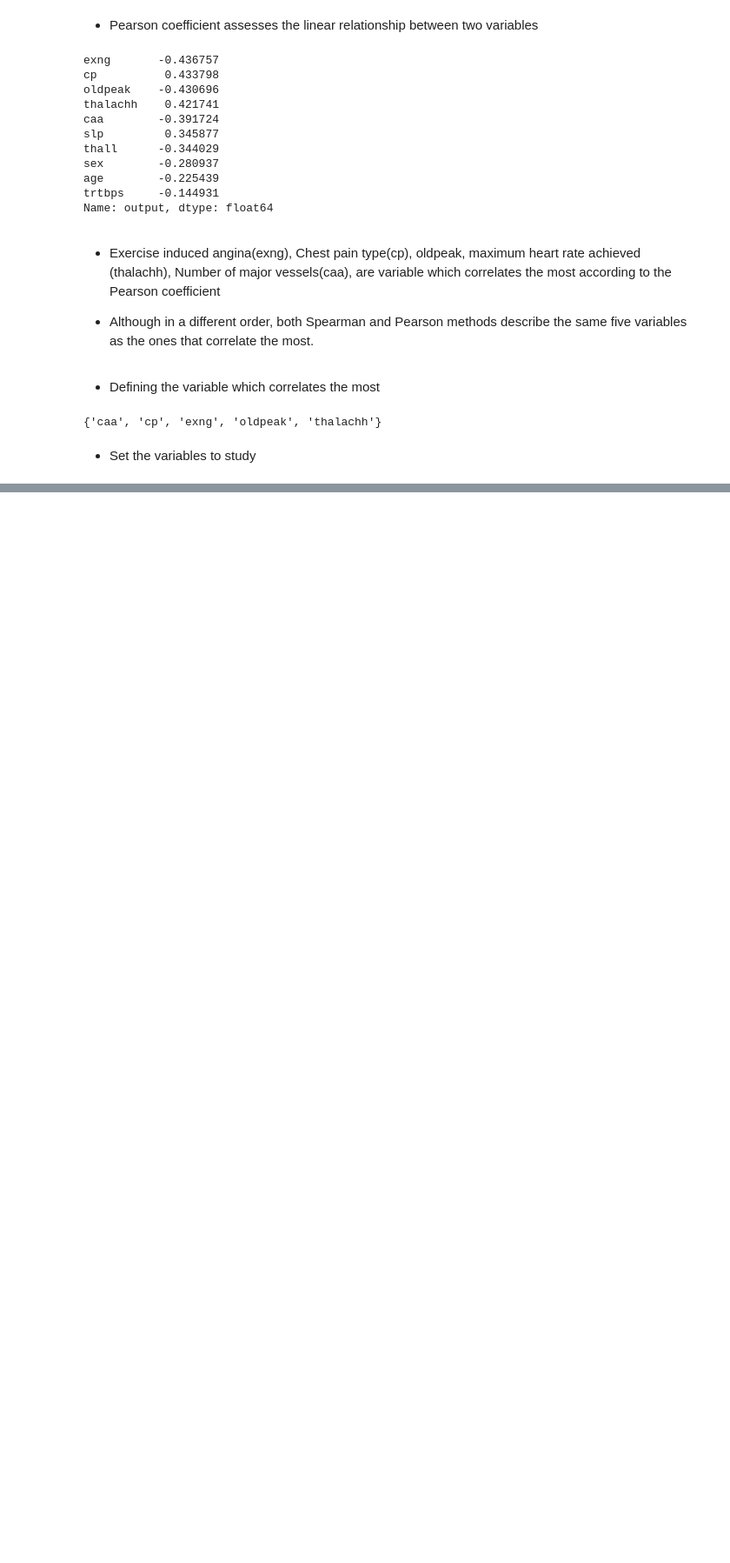
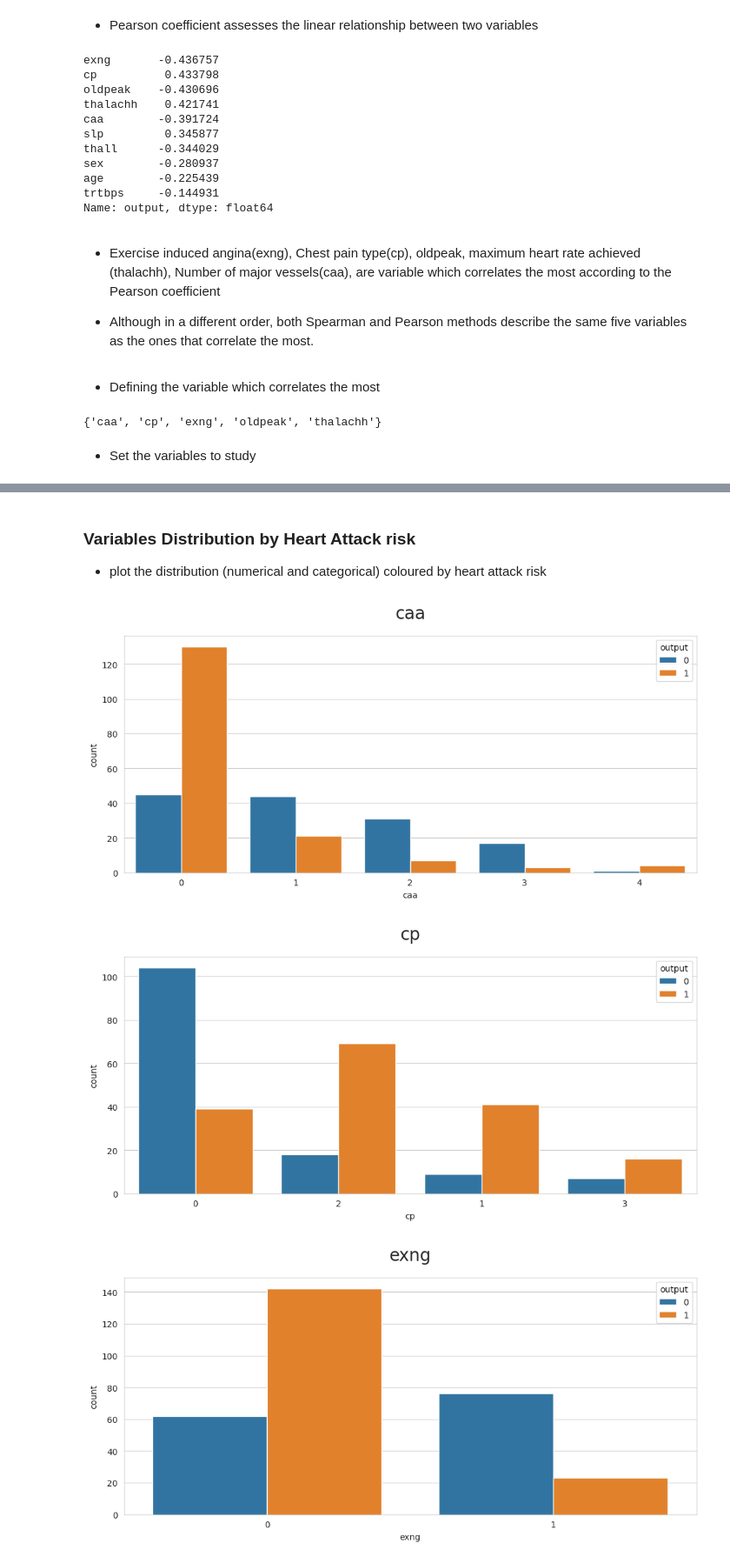
Before and after one commit to AngeloGaeta1990/Heart_attack_risk, a Jupyter notebook: jupyer_notebooks/Data_exploration.ipynb, the cells around one changed output, grey strips where cells are left out. Shown at 87% size. Drawn from its saved outputs; the diff is of its cells as text; code cells hidden in the pictures; blank space fills up the shorter version.

Commit message:
feat:main variables analysis

```diff
--- a/jupyer_notebooks/Data_exploration.ipynb
+++ b/jupyer_notebooks/Data_exploration.ipynb
@@ -104,0 +158,3 @@ vars_to_study
+# %%
+df_eda = df.filter(vars_to_study + ['output'])
+df_eda.head(3)
@@ -104,0 +166,43 @@ vars_to_study
+# %% [markdown]
+### Variables Distribution by Heart Attack risk
+
+- plot the distribution (numerical and categorical) coloured by heart attack risk
+# %%
+import matplotlib.pyplot as plt
+import seaborn as sns
+sns.set_style('whitegrid')
+import warnings
+
+# Suppress warnings
+warnings.filterwarnings("ignore")
+sns.set_style('whitegrid')
+
+def plot_categorical(df, col, target_var):
+
+    plt.figure(figsize=(12, 5))
+    sns.countplot(data=df, x=col, hue=target_var, order=df[col].value_counts().index)
+    plt.xticks()
+    plt.title(f"{col}", fontsize=20, y=1.05)
+    plt.show()
+
+
+def plot_numerical(df, col, target_var):
+    plt.figure(figsize=(8, 5))
+    sns.histplot(data=df, x=col, hue=target_var, kde=True, element="step")
+    plt.title(f"{col}", fontsize=20, y=1.05)
+    plt.show()
+
+def plot_based_on_unique_values(df, col, target_var):
+    if df[col].nunique() < 6:
+        plot_categorical(df, col, target_var)
+    else:
+        plot_numerical(df, col, target_var)
+
+
+target_var = 'output'
+for col in vars_to_study:
+    plot_based_on_unique_values(df_eda, col, target_var)
+# %% [output]
+[figure, added]
+[figure, added]
+[figure, added]
```
Also changed, not shown: parts of 5 cells of this notebook.
